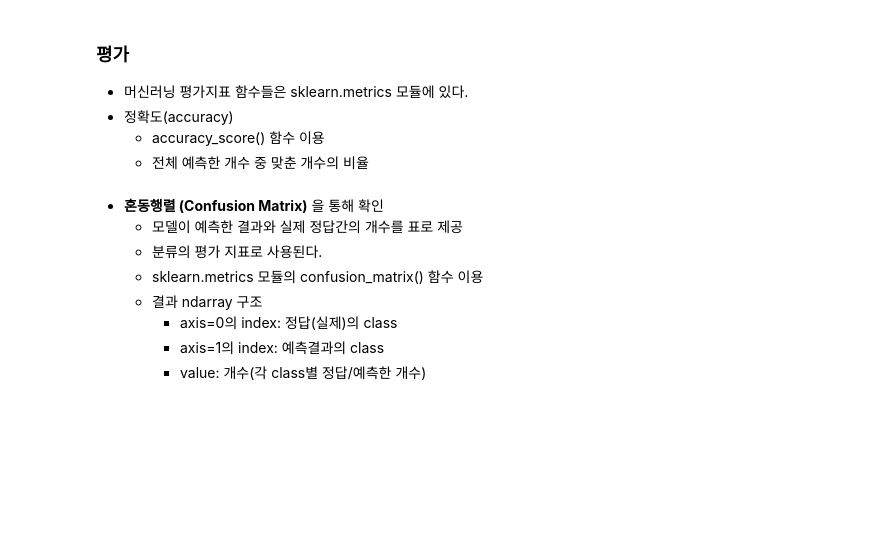
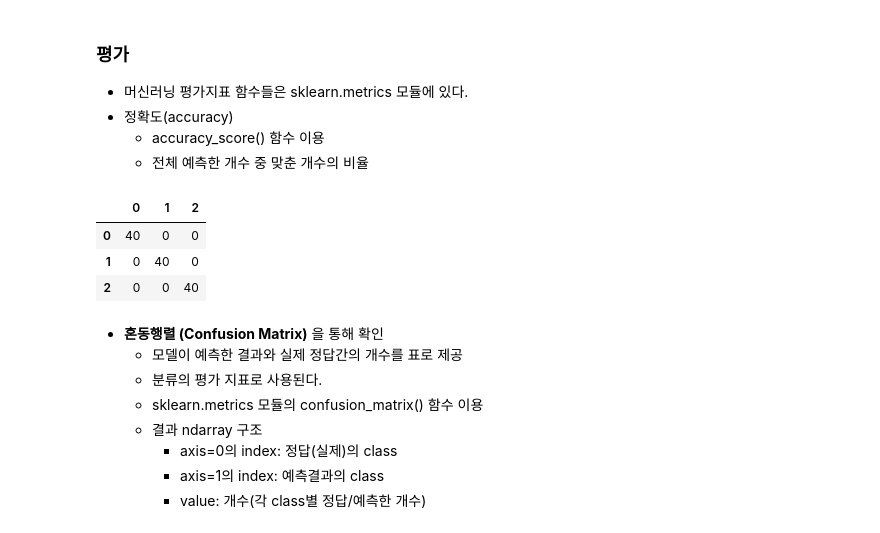
Before and after one commit to Jinxxxok/SKN31, a Jupyter notebook: 06_machin_learning/02_첫번째 머신러닝 분석 - Iris_분석.ipynb, the cells around one changed output. Saved outputs shown, nothing was run; the diff lists cells and outputs as text; code cells hidden in the pictures; blank space fills up the shorter version.

```diff
--- a/06_machin_learning/02_첫번째 머신러닝 분석 - Iris_분석.ipynb
+++ b/06_machin_learning/02_첫번째 머신러닝 분석 - Iris_분석.ipynb
@@ -327,0 +326,8 @@ accuracy_score(tree_model)
+# %%
+pred_train = tree_model.predict(X_train)
+pred_test = tree_model.predict(X_test)
+
+acc_train = accuracy_score(y_train, pred_train) # (정답, 모델 예측값)
+acc_test = accuracy_score(y_test, pred_test)
+
+print(f"Trainset accuracy: {acc_train}, testset accuracy: {acc_test}")
@@ -333,6 +341,21 @@ accuracy_score(tree_model)
 - 정확도(accuracy)
     - accuracy_score() 함수 이용
     - 전체 예측한 개수 중 맞춘 개수의 비율
+# %%
+from sklearn.metrics import confusion_matrix as cm
+from sklearn.metrics import ConfusionMatrixDisplay as cmd
+import matplotlib as plt
+
+cm_train = cm(y_train, pred_train)
+cm_test = cm(y_test, pred_test)
+
+pd.DataFrame(cm_test)
+pd.DataFrame(cm_train)
+# %% [output]
+|  | 0 | 1 | 2 |
+| 0 | 40 | 0 | 0 |
+| 1 | 0 | 40 | 0 |
+| 2 | 0 | 0 | 40 |
 # %% [markdown]
 - **혼동행렬 (Confusion Matrix)** 을 통해 확인
     - 모델이 예측한 결과와 실제 정답간의 개수를 표로 제공
```
Also changed, not shown: parts of 2 cells of this notebook, 1 other file.
